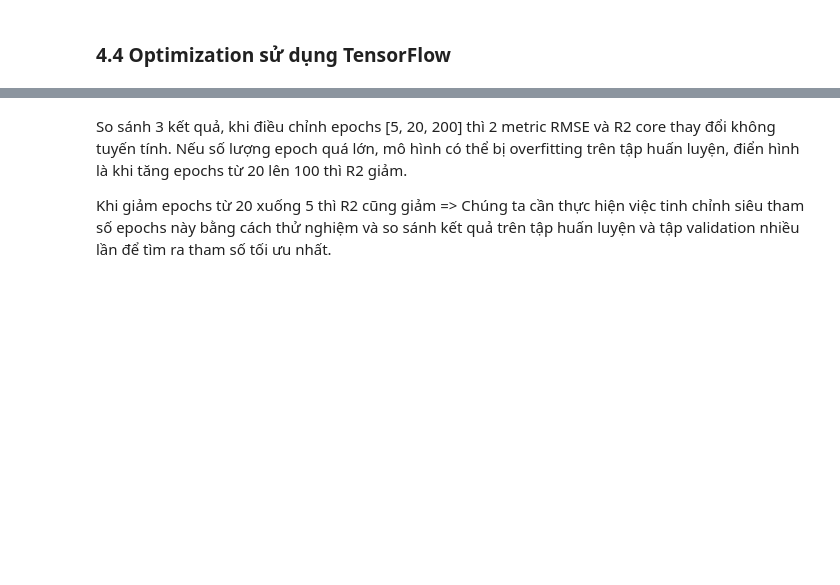
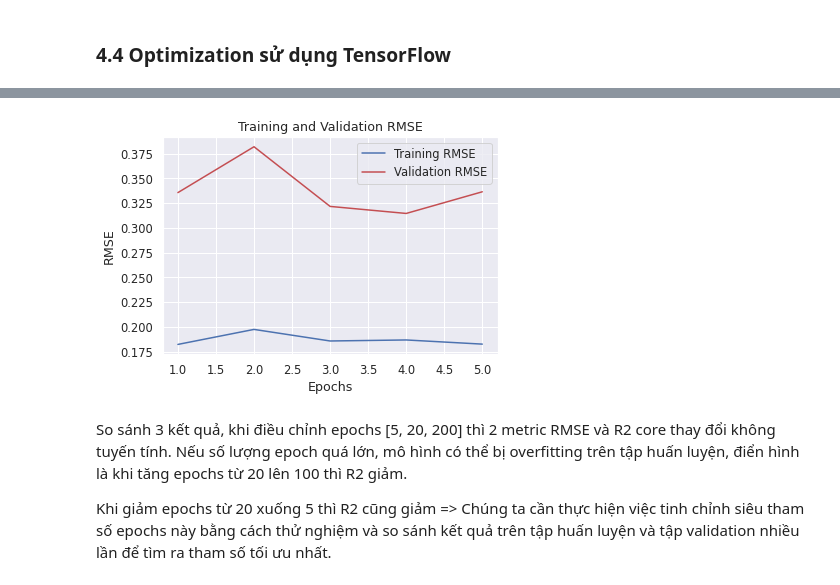
Before and after one commit to ngotancuong/ml, a Jupyter notebook: Hyperparameter_tuning__Regularization_and_Optimazation.ipynb, the cells around one changed output, grey strips where cells are left out. Drawn from its saved outputs; the diff is of its cells as text; code cells hidden in the pictures; blank space fills up the shorter version.

```diff
--- a/Hyperparameter_tuning__Regularization_and_Optimazation.ipynb
+++ b/Hyperparameter_tuning__Regularization_and_Optimazation.ipynb
@@ -945,6 +964,6 @@ R2 score: 0.8737578439039295
 # %%
 # Train model
-model.fit(
+history = model.fit(
     X_train, y_train,
     epochs=5,
     batch_size=32,
@@ -958,5 +977,6 @@ rmse = np.sqrt(mean_squared_error(y_valid, y_pred))
 r2 = r2_score(y_valid, y_pred)
 print('RMSE:', rmse)
 print('R2 score:', r2)
+plot_scores(history)
 # %% [output]
 Epoch 1/5
@@ -975,3 +995,4 @@ R2 score: 0.7379637570416471
+[figure, added]
 # %% [markdown]
 So sánh 3 kết quả, khi điều chỉnh epochs [5, 20, 200] thì 2 metric RMSE và R2 core thay đổi không tuyến tính. Nếu số lượng epoch quá lớn, mô hình có thể bị overfitting trên tập huấn luyện, điển hình là khi tăng epochs từ 20 lên 100 thì R2 giảm.
 
```
Also changed, not shown: parts of 19 cells of this notebook.
